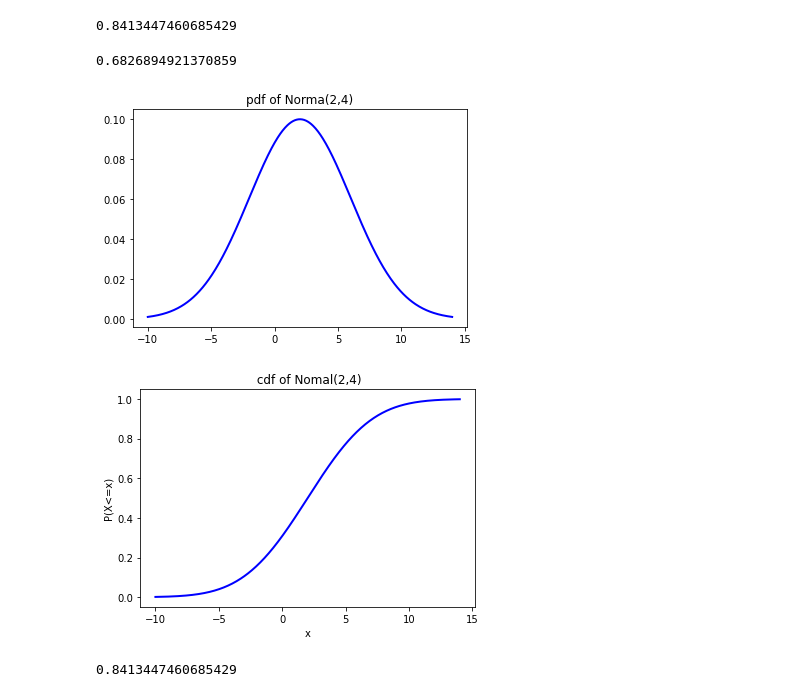
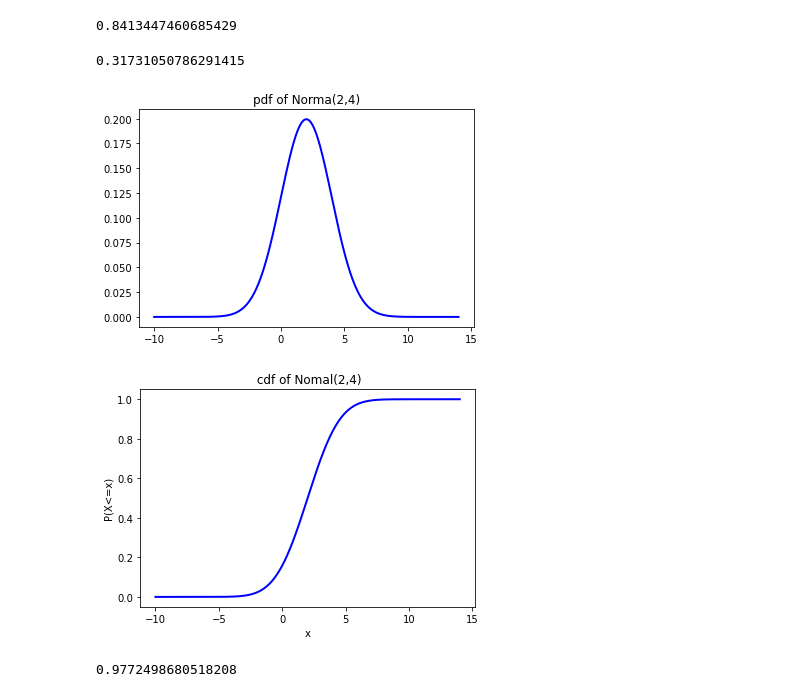
Before and after one commit to willhwh/DS_60Days, a Jupyter notebook: Day_029_HW.ipynb, the cells around one changed output. Drawn from its saved outputs; the diff is of its cells as text; code cells hidden in the pictures.

```diff
--- a/Day_029_HW.ipynb
+++ b/Day_029_HW.ipynb
@@ -263,36 +263,36 @@ stats.norm.cdf(1,mu, sigma)
 0.8413447460685429
 # %%
 #Q2:計算標準常態分配，大於1，小於 -1 的機率有多大?
-print(stats.norm.cdf(1,mu, sigma)-stats.norm.cdf(-1,mu, sigma))
+print(1-(stats.norm.cdf(1,mu, sigma)-stats.norm.cdf(-1,mu, sigma)))
 # %% [output]
-0.6826894921370859
+0.31731050786291415
 # %%
 #Q3:X~N(2,4),x 服從常態分配，平均數為2,變異數為 4，計算 X小於 6 的機率有多大?
 # Python實現常態分配
 #1.設定使用參數
 mu=2
-sigma=4
+sigma=4**(1/2)
 x=np.linspace(-10, 14, 500)
 
 # 2.產生 pdf圖
 y = stats.norm.pdf(x,mu, sigma)
 #print(y)
 plt.plot(x, y, "b-", linewidth=2)
 #plt.grid(True)
 plt.title('pdf of Norma(2,4)')
 plt.show()
 
 # 3.計算常態分配的累積機率 (cumulative density function)，pdf 的積分
 cumsum_probs =  stats.norm.cdf(x,mu, sigma)
 plt.ylabel('P(X<=x)')
 plt.xlabel('x')
 plt.title(' cdf of Nomal(2,4)')
 plt.plot(x, cumsum_probs,"b-", linewidth=2)
 plt.show()
 # %% [output]
-[figure, old version]
+[figure, new version]
-[figure, old version]
+[figure, new version]
 # %%
 stats.norm.cdf(6,mu, sigma)
 # %% [output]
-0.8413447460685429
+0.9772498680518208
```
Also changed, not shown: parts of 6 cells of this notebook.
